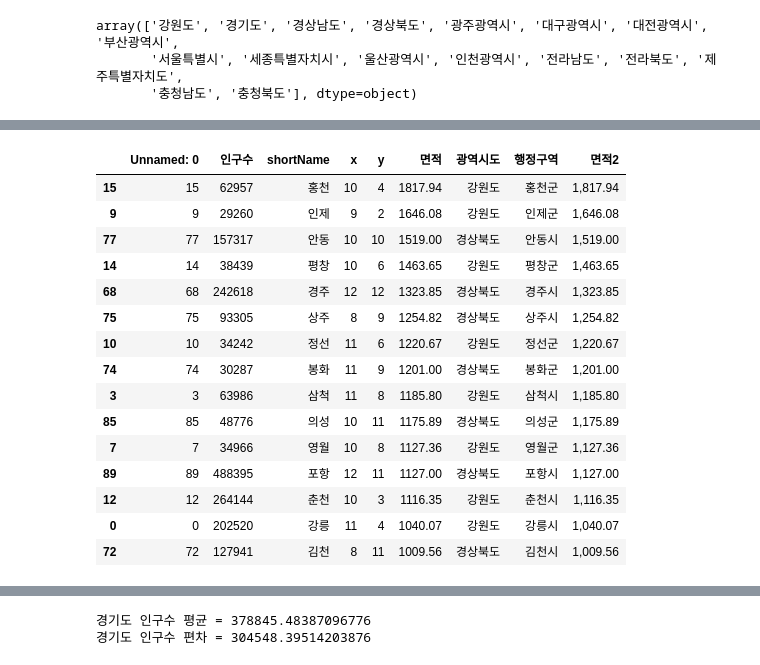
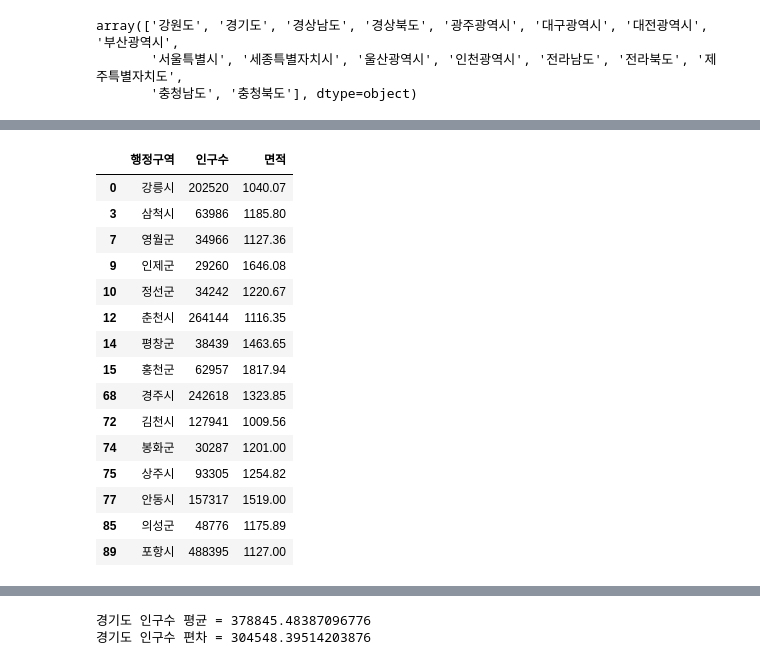
Before and after one commit to seoyeon020/Python_Webscraping_Analysis, a Jupyter notebook: 03.행정구역정보_분석과시각화.ipynb, the cells around one changed output, grey strips where cells are left out. Saved outputs shown, nothing was run; the diff lists cells and outputs as text; code cells hidden in the pictures.

```diff
--- a/03.행정구역정보_분석과시각화.ipynb
+++ b/03.행정구역정보_분석과시각화.ipynb
@@ -405,22 +374,23 @@ Name: count, dtype: int64
 # %%
 # 면적이 > 1000 큰 조건과 매핑되는 새로운 DataFrame 생성 area_1000 라는 변수에 저장하기
+# 컬럼명은 ['행정구역','인구수','면적']
 
-
-# area_1000 DataFrame 객체에 면적2 컬럼을 생성
+area_1000 = data.loc[data['면적'] > 1000,['행정구역','인구수','면적']]
+area_1000
 # %% [output]
-|  | Unnamed: 0 | 인구수 | shortName | x | y | 면적 | 광역시도 | 행정구역 | 면적2 |
-| 15 | 15 | 62957 | 홍천 | 10 | 4 | 1817.94 | 강원도 | 홍천군 | 1,817.94 |
-| 9 | 9 | 29260 | 인제 | 9 | 2 | 1646.08 | 강원도 | 인제군 | 1,646.08 |
-| 77 | 77 | 157317 | 안동 | 10 | 10 | 1519.00 | 경상북도 | 안동시 | 1,519.00 |
-| 14 | 14 | 38439 | 평창 | 10 | 6 | 1463.65 | 강원도 | 평창군 | 1,463.65 |
-| 68 | 68 | 242618 | 경주 | 12 | 12 | 1323.85 | 경상북도 | 경주시 | 1,323.85 |
-| 75 | 75 | 93305 | 상주 | 8 | 9 | 1254.82 | 경상북도 | 상주시 | 1,254.82 |
-| 10 | 10 | 34242 | 정선 | 11 | 6 | 1220.67 | 강원도 | 정선군 | 1,220.67 |
-| 74 | 74 | 30287 | 봉화 | 11 | 9 | 1201.00 | 경상북도 | 봉화군 | 1,201.00 |
-| 3 | 3 | 63986 | 삼척 | 11 | 8 | 1185.80 | 강원도 | 삼척시 | 1,185.80 |
-| 85 | 85 | 48776 | 의성 | 10 | 11 | 1175.89 | 경상북도 | 의성군 | 1,175.89 |
-| 7 | 7 | 34966 | 영월 | 10 | 8 | 1127.36 | 강원도 | 영월군 | 1,127.36 |
-| 89 | 89 | 488395 | 포항 | 12 | 11 | 1127.00 | 경상북도 | 포항시 | 1,127.00 |
-| 12 | 12 | 264144 | 춘천 | 10 | 3 | 1116.35 | 강원도 | 춘천시 | 1,116.35 |
-| 0 | 0 | 202520 | 강릉 | 11 | 4 | 1040.07 | 강원도 | 강릉시 | 1,040.07 |
-| 72 | 72 | 127941 | 김천 | 8 | 11 | 1009.56 | 경상북도 | 김천시 | 1,009.56 |
+|  | 행정구역 | 인구수 | 면적 |
+| 0 | 강릉시 | 202520 | 1040.07 |
+| 3 | 삼척시 | 63986 | 1185.80 |
+| 7 | 영월군 | 34966 | 1127.36 |
+| 9 | 인제군 | 29260 | 1646.08 |
+| 10 | 정선군 | 34242 | 1220.67 |
+| 12 | 춘천시 | 264144 | 1116.35 |
+| 14 | 평창군 | 38439 | 1463.65 |
+| 15 | 홍천군 | 62957 | 1817.94 |
+| 68 | 경주시 | 242618 | 1323.85 |
+| 72 | 김천시 | 127941 | 1009.56 |
+| 74 | 봉화군 | 30287 | 1201.00 |
+| 75 | 상주시 | 93305 | 1254.82 |
+| 77 | 안동시 | 157317 | 1519.00 |
+| 85 | 의성군 | 48776 | 1175.89 |
+| 89 | 포항시 | 488395 | 1127.00 |
```
Also changed, not shown: parts of 8 cells of this notebook.
